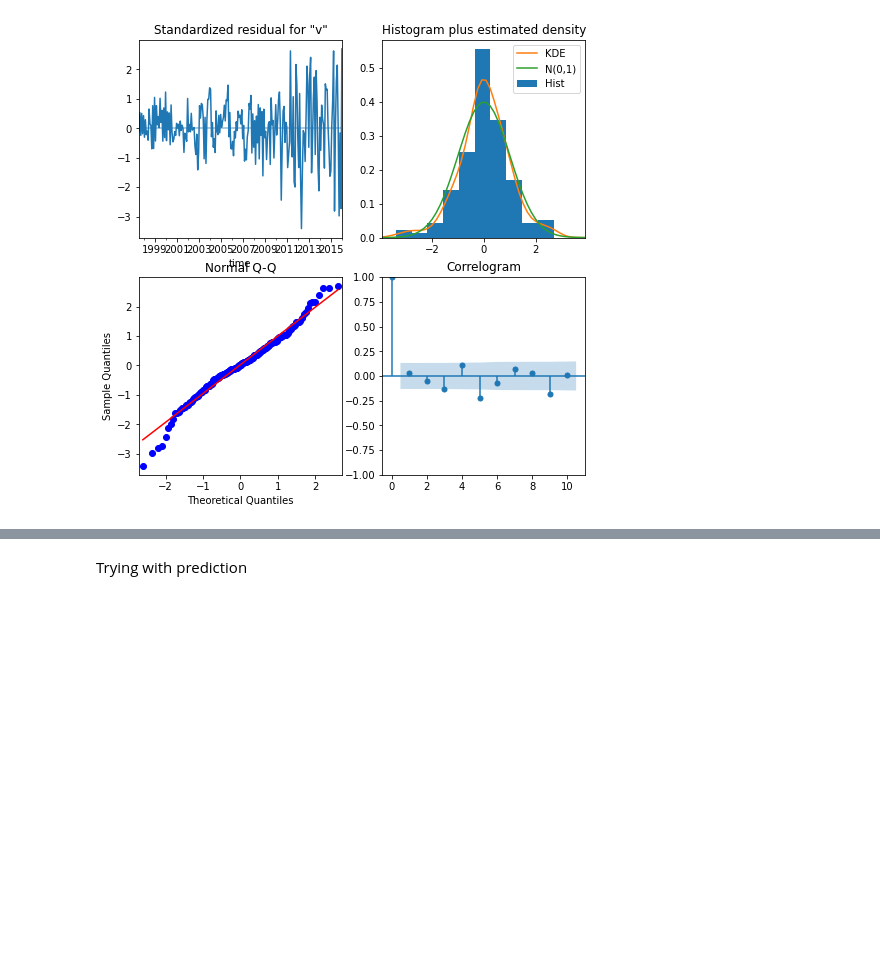
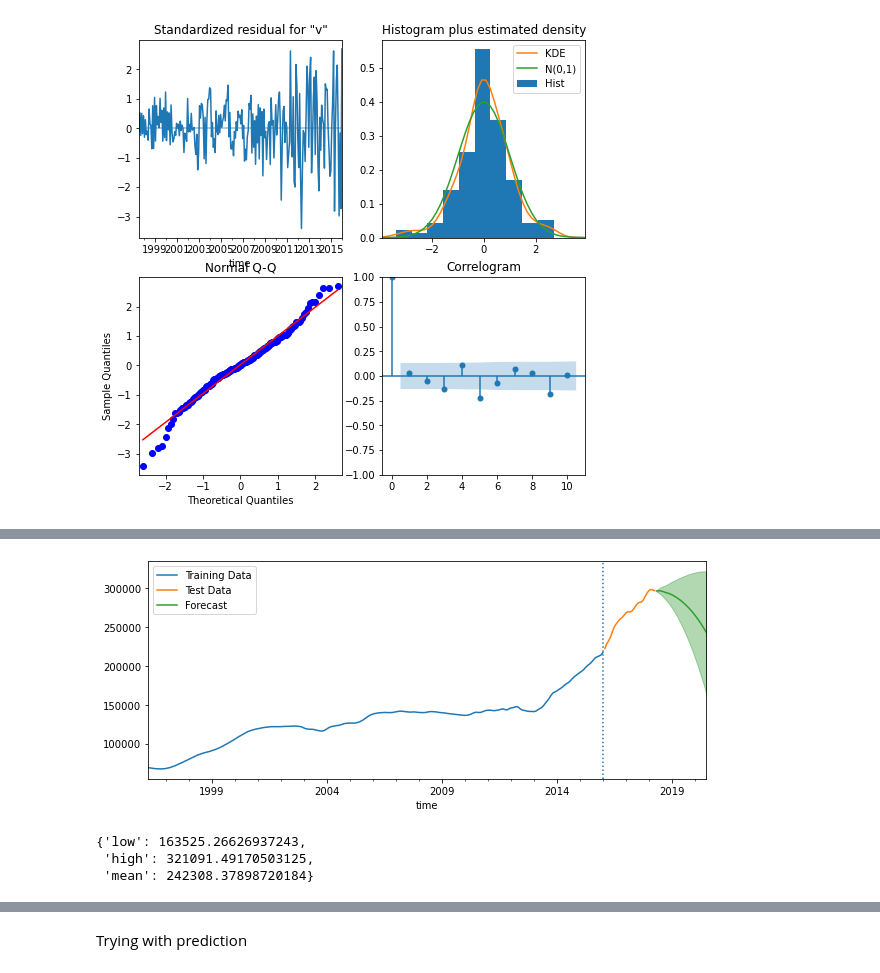
Before and after one commit to kuninethan95/Time_Series_Model, a Jupyter notebook: time-series/starter_notebook.ipynb, the cells around one changed output, grey strips where cells are left out. Cells and saved outputs as stored; diff of their text form; code cells hidden in the pictures; blank space fills up the shorter version.

```diff
--- a/time-series/starter_notebook.ipynb
+++ b/time-series/starter_notebook.ipynb
@@ -863,8 +872,3 @@ test['grid_search']
 test['diag']
 # %% [output]
 [figure]
-# %%
-model = SARIMAX(train_78721,order=(2,2,0),seasonal_order=(1,0,1,12), enforce_invertibility=False,
-                enforce_stationarity=False, freq='MS')
-results = model.fit()
-results.aic
@@ -943,0 +956,47 @@ ax.set(ylabel='Crime Count')
+# %%
+test_all = fitall_final_model(df_78721['value'],test_dict['arma_order'], test_dict['seasonal_order'],
+               test_dict['Trend'], test_dict['MLE_Regression'], test_dict['Concentrate_Scale'])
+# %%
+# Rerun on entire dataset to get further forecasts
+def plot_forecast(final_model, test_data, train_data):
+
+    ## Get forecast
+    forecast = final_model.get_forecast(steps=len(test_data))
+
+    ## save forecasted mean and upper/lower ci as df
+    forecast_dict={}
+    forecast_df = forecast.conf_int()
+    forecast_df.columns = ['Lower CI','Upper CI']
+    forecast_df['Forecast'] = forecast.predicted_mean
+    forecast_dict['low'] = forecast_df.iloc[-1]['Lower CI']
+    forecast_dict['high'] = forecast_df.iloc[-1]['Upper CI']
+    forecast_dict['mean'] = forecast_df.iloc[-1]['Forecast']
+
+    ## Plot
+    last_n_lags=52
+
+    fig,ax = plt.subplots(figsize=(10,4))
+
+
+    # Plotting Training and test data
+    train_data.plot(label='Training Data')
+    test_78721.plot(label='Test Data')
+    ax.axvline(train_data.index[-1],ls=':')
+
+    ## Plotting Forefcast and CI
+    forecast_df['Forecast'].plot(ax=ax,label='Forecast')
+    ax.fill_between(forecast_df.index,
+                    forecast_df['Lower CI'],
+                    forecast_df['Upper CI'],color='g',alpha=0.3)
+    ax.legend()
+    return fig, forecast_dict
+# %%
+plot, dict_ = plot_forecast(test_all, test_78721, train_78721)
+# %% [output]
+[figure, added]
+# %%
+dict_
+# %% [output]
+{'low': 163525.26626937243,
+ 'high': 321091.49170503125,
+ 'mean': 242308.37898720184}
```
Also changed, not shown: parts of 20 cells of this notebook.
